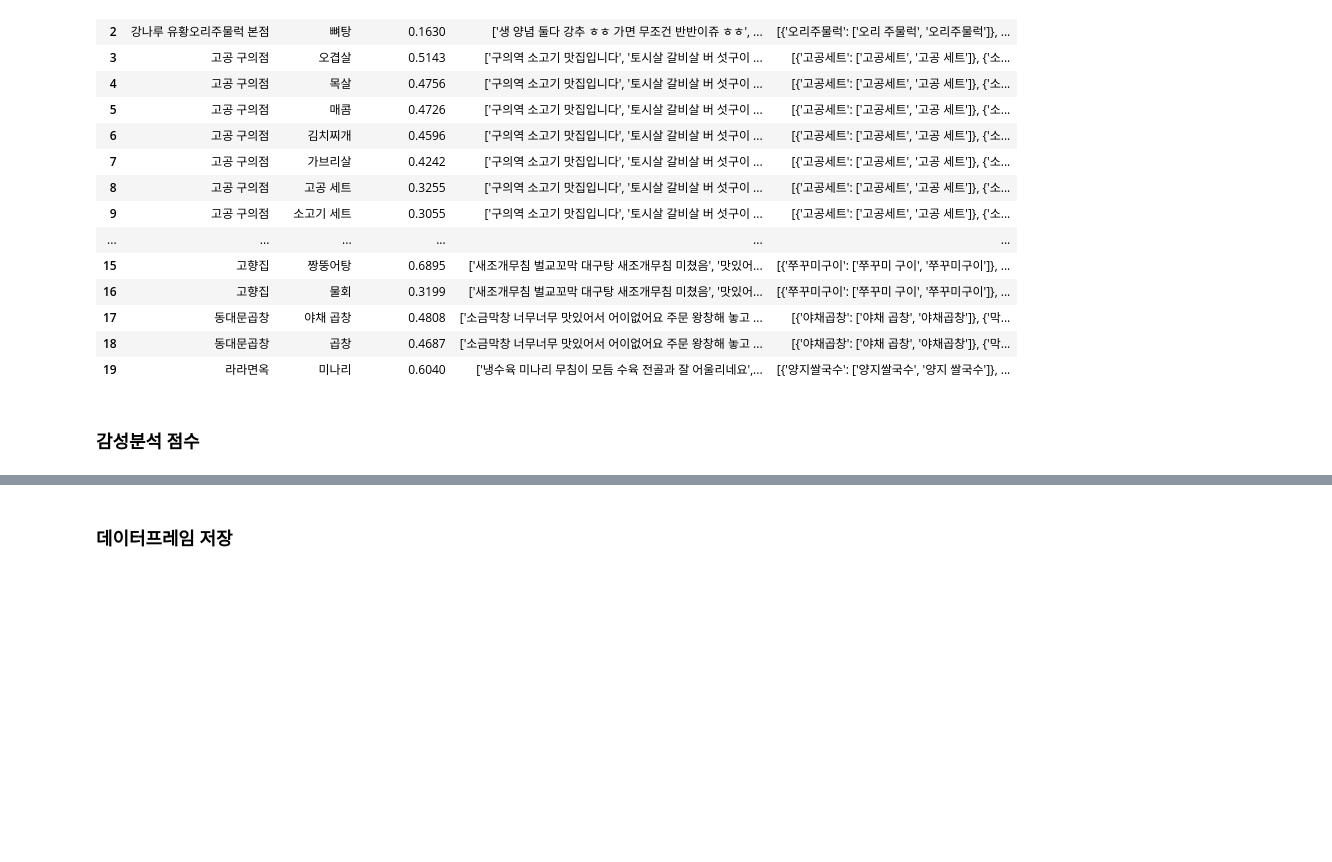
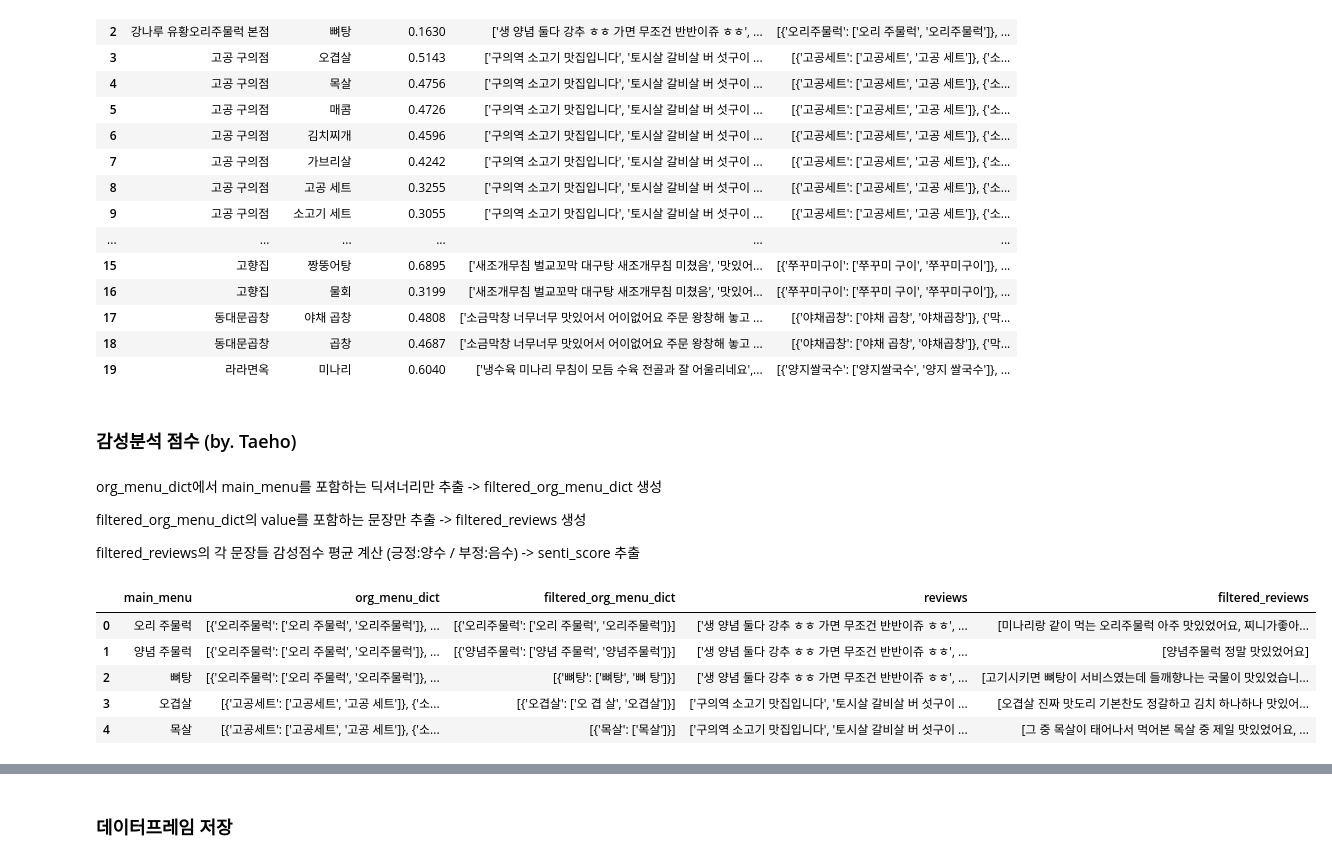
Before and after one commit to SJU-Capstone-DS-DayOne/Palette-AI-models, a Jupyter notebook: Model/KeyPhrase/keybert_to_df.ipynb, the cells around one changed output, grey strips where cells are left out. Drawn from its saved outputs; the diff is of its cells as text; code cells hidden in the pictures; blank space fills up the shorter version.

Commit message:
taeho

```diff
--- a/Model/KeyPhrase/keybert_to_df.ipynb
+++ b/Model/KeyPhrase/keybert_to_df.ipynb
@@ -235,2 +235,11 @@ seulbeen_output_df.to_csv("../data/rst_menu_keybert_score.csv",encoding='utf-8-s
 # %% [markdown]
-### 감성분석 점수
+### 감성분석 점수 (by. Taeho)
+# %% [markdown]
+org_menu_dict에서 main_menu를 포함하는 딕셔너리만 추출
+-> filtered_org_menu_dict 생성
+
+filtered_org_menu_dict의 value를 포함하는 문장만 추출
+-> filtered_reviews 생성
+
+filtered_reviews의 각 문장들 감성점수 평균 계산 (긍정:양수 / 부정:음수)
+-> senti_score 추출
@@ -236,0 +257,50 @@ seulbeen_output_df.to_csv("../data/rst_menu_keybert_score.csv",encoding='utf-8-s
+# %%
+# main menu로 filtered_org_menu_dict 생성
+def filter_org_menu_dict(row):
+    # 문자열로 표기된 딕셔너리 실제 딕셔너리 리스트로 변환
+    org_menu_dicts = ast.literal_eval(row['org_menu_dict'])
+    main_menu = row['main_menu']
+
+    # value에 main_menu 포함하는 org_menu_dicts만 필터링
+    filtered_org_menu_dicts = []
+    for menu_dict in org_menu_dicts:
+        for key, variations in menu_dict.items():
+            if main_menu in variations:
+                filtered_org_menu_dicts.append(menu_dict)
+                break
+
+    return filtered_org_menu_dicts
+
+
+# filtered_org_menu_dict로 filtered_reviews 생성
+def filter_reviews_by_menu(row):
+    # 리뷰 문자열을 리스트로 변환
+    reviews = ast.literal_eval(row['reviews'])
+
+    # filtered_org_menu_dict로부터 추출된 모든 메뉴(value) 추출
+    menu_variations = set()
+    for menu_dict in row['filtered_org_menu_dict']:
+        for variations in menu_dict.values():
+            menu_variations.update(variations)
+
+    # menu_variations 포함하는 리뷰만 필터링
+
+    filtered_reviews = [review for review in reviews if any(menu_variation in review for menu_variation in menu_variations)]
+
+    return filtered_reviews
+
+# filter_org_menu_dict 적용
+data['filtered_org_menu_dict'] = data.apply(filter_org_menu_dict, axis=1)
+
+# filter_reviews_by_menu 적용
+data['filtered_reviews'] = data.apply(filter_reviews_by_menu, axis=1)
+
+# 결과 출력
+data[['main_menu', 'org_menu_dict', 'filtered_org_menu_dict', 'reviews', 'filtered_reviews']].head()
+# %% [output]
+|  | main_menu | org_menu_dict | filtered_org_menu_dict | reviews | filtered_reviews |
+| 0 | 오리 주물럭 | [{'오리주물럭': ['오리 주물럭', '오리주물럭']}, ... | [{'오리주물럭': ['오리 주물럭', '오리주물럭']}] | ['생 양념 둘다 강추 ㅎㅎ 가면 무조건 반반이쥬 ㅎㅎ', ... | [미나리랑 같이 먹는 오리주물럭 아주 맛있었어요, 찌니가좋아... |
+| 1 | 양념 주물럭 | [{'오리주물럭': ['오리 주물럭', '오리주물럭']}, ... | [{'양념주물럭': ['양념 주물럭', '양념주물럭']}] | ['생 양념 둘다 강추 ㅎㅎ 가면 무조건 반반이쥬 ㅎㅎ', ... | [양념주물럭 정말 맛있었어요] |
+| 2 | 뼈탕 | [{'오리주물럭': ['오리 주물럭', '오리주물럭']}, ... | [{'뼈탕': ['뼈탕', '뼈 탕']}] | ['생 양념 둘다 강추 ㅎㅎ 가면 무조건 반반이쥬 ㅎㅎ', ... | [고기시키면 뼈탕이 서비스였는데 들깨향나는 국물이 맛있었습니... |
+| 3 | 오겹살 | [{'고공세트': ['고공세트', '고공 세트']}, {'소... | [{'오겹살': ['오 겹 살', '오겹살']}] | ['구의역 소고기 맛집입니다', '토시살 갈비살 버 섯구이 ... | [오겹살 진짜 맛도리 기본찬도 정갈하고 김치 하나하나 맛있어... |
+| 4 | 목살 | [{'고공세트': ['고공세트', '고공 세트']}, {'소... | [{'목살': ['목살']}] | ['구의역 소고기 맛집입니다', '토시살 갈비살 버 섯구이 ... | [그 중 목살이 태어나서 먹어본 목살 중 제일 맛있었어요, ... |
```
Also changed, not shown: parts of 7 cells of this notebook.
